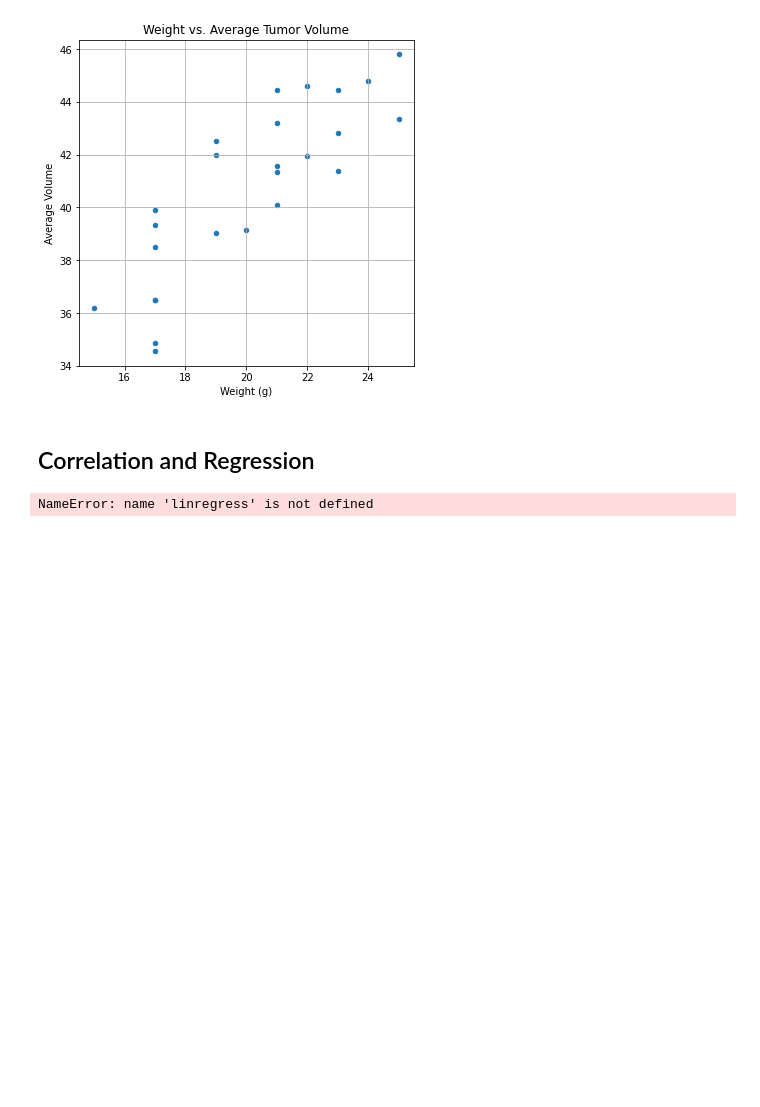
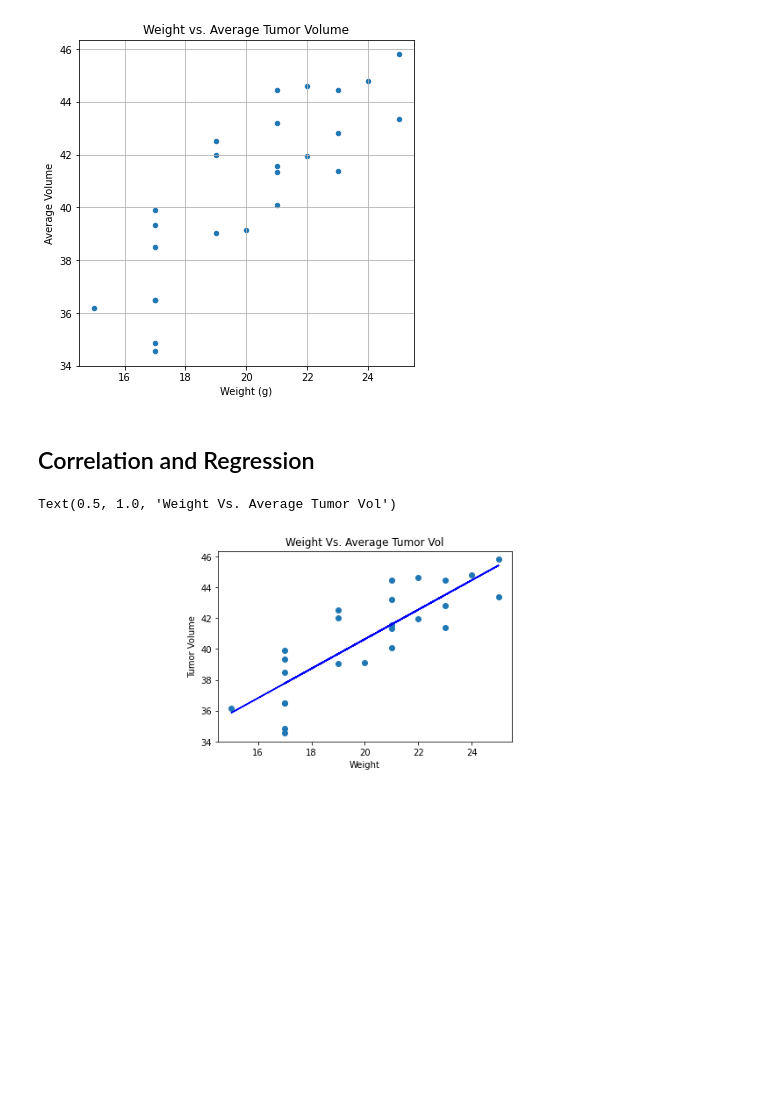
Before and after one commit to DINHC/matplotlib-challenge, a Jupyter notebook: pymaceuticals_starter.ipynb, the cells around one changed output. Saved outputs shown, nothing was run; the diff lists cells and outputs as text; code cells hidden in the pictures; blank space fills up the shorter version.

Commit message:
Finished the correlation/regression part. Will now go through and clean up the code

```diff
--- a/pymaceuticals_starter.ipynb
+++ b/pymaceuticals_starter.ipynb
@@ -568,5 +572,15 @@ average_tumor_volume = capomulin_df.groupby(capomulin_df["Mouse ID"])["Tumor Vol
 # %%
-(slope, intercept, rvalue, pvalue, stderr) = linregress(mouse_weight, average_tumor_volume)
+(slope, intercept, r, p, stderr) = st.linregress(mouse_weight, average_tumor_volume)
 regress_values = mouse_weight * slope + intercept
-# %% [output]
-NameError: name 'linregress' is not defined
+# %%
+line = "average_tumor_volume =" + str(round(slope,2)) + "mouse_weight +" + str(round(intercept,2))
+# %%
+plt.scatter(mouse_weight, average_tumor_volume)
+plt.plot(mouse_weight,regress_values,"b-")
+plt.annotate(line,(8,12),fontsize=10,color="blue")
+plt.xlabel("Weight")
+plt.ylabel("Tumor Volume")
+plt.title("Weight Vs. Average Tumor Vol")
+# %% [output]
+Text(0.5, 1.0, 'Weight Vs. Average Tumor Vol')
+[figure, added]
```
Also changed, not shown: parts of 1 cell of this notebook.
